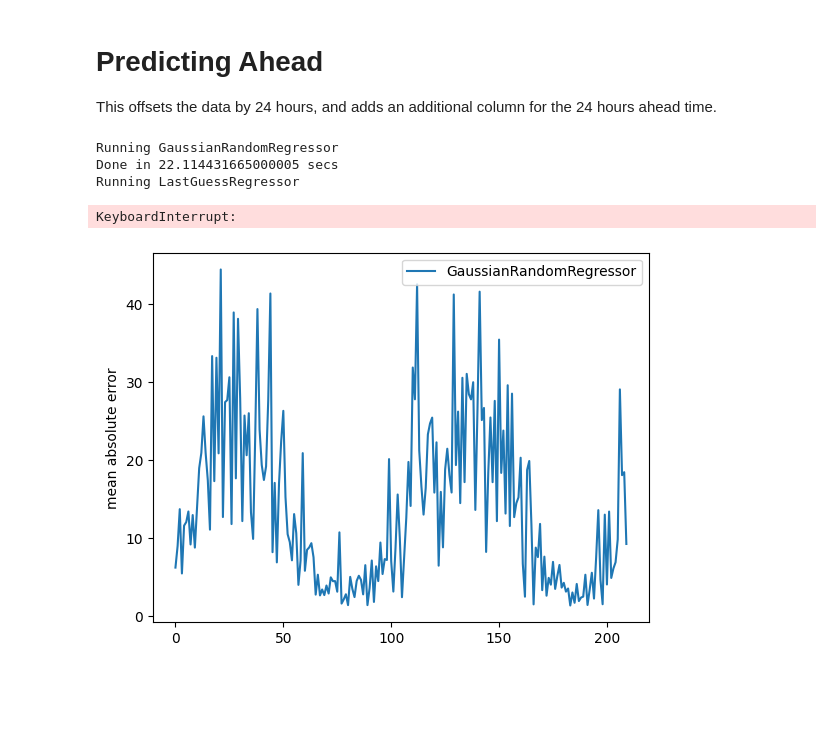
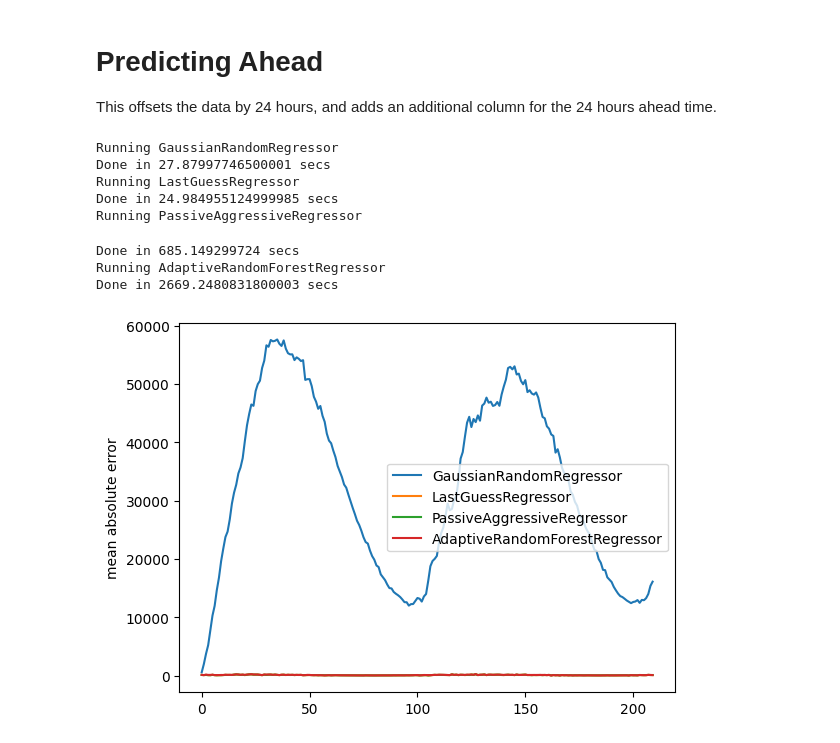
Before and after one commit to bertkdowns/data-streams-hackathon, a Jupyter notebook: predicting_ahead.ipynb, the cells around one changed output. Saved outputs shown, nothing was run; the diff lists cells and outputs as text; code cells hidden in the pictures; blank space fills up the shorter version.

```diff
--- a/predicting_ahead.ipynb
+++ b/predicting_ahead.ipynb
@@ -45,29 +45,34 @@ models = [
     regressors.LastGuessRegressor(schema=schema),
     PassiveAggressiveRegressor(schema),
     AdaptiveRandomForestRegressor(schema),
-    FIMTDD(schema),
+    #FIMTDD(schema),
 ]
 # %%
 import seaborn as sns
 import matplotlib.pyplot as plt
+from delayed_evaluation import delayed_prequential_evaluation
 
 # Run all tests
 
 results = []
 
 for learner in models:
     print(f"Running {learner}")
-    result = prequential_evaluation(stream=stream, learner=learner, window_size=5000)
+    result = delayed_prequential_evaluation(stream=stream, learner=learner, window_size=5000,delay=1440)
     print(f"Done in {result['cpu_time']} secs")
     sns.lineplot(result['windowed'].metrics_per_window()["mean absolute error"], label=learner.__str__())
     results.append(result)
 
 plt.show()
 # %% [output]
 Running GaussianRandomRegressor
-Done in 22.114431665000005 secs
+Done in 27.87997746500001 secs
 Running LastGuessRegressor
+Done in 24.984955124999985 secs
+Running PassiveAggressiveRegressor
-KeyboardInterrupt:
+Done in 685.149299724 secs
+Running AdaptiveRandomForestRegressor
+Done in 2669.2480831800003 secs
-[figure, old version]
+[figure, new version]
 # %%
 for learner, result in zip(models, results):
```
Also changed, not shown: parts of 4 cells of this notebook, 1 other file.
